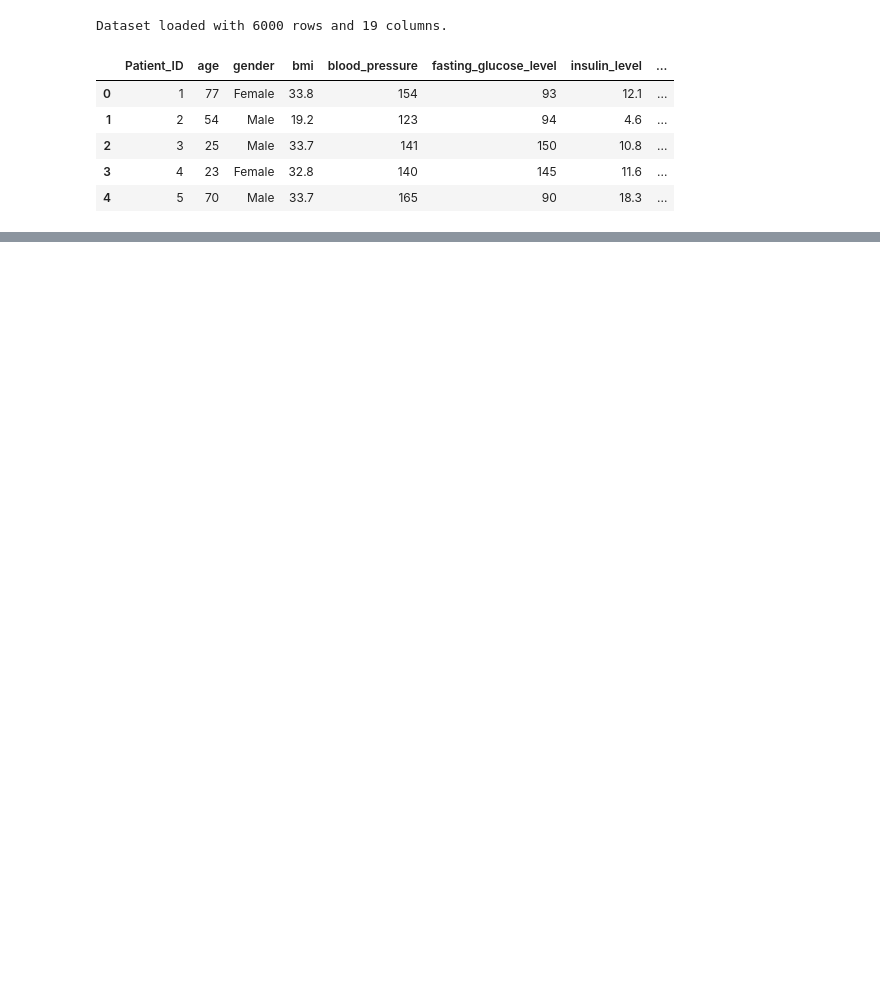
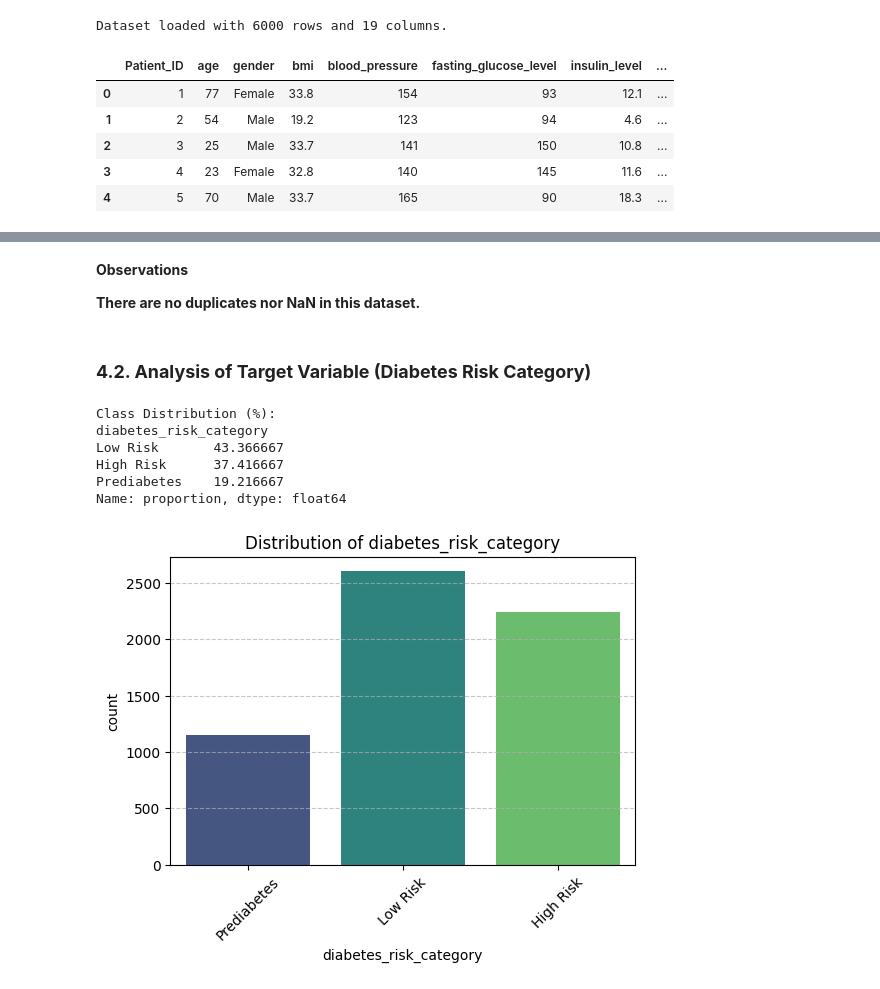
Before and after one commit to JoseDrube/Diabetes_Risk_Prediction, a Jupyter notebook: notebooks/01_eda.ipynb, the cells around one changed output, grey strips where cells are left out. Drawn from its saved outputs; the diff is of its cells as text; code cells hidden in the pictures; blank space fills up the shorter version.

```diff
--- a/notebooks/01_eda.ipynb
+++ b/notebooks/01_eda.ipynb
@@ -36,0 +130,24 @@ ModuleNotFoundError: No module named 'src'
+# %% [markdown]
+**Observations**
+
+**There are no duplicates nor NaN in this dataset.**
+# %% [markdown]
+### **4.2. Analysis of Target Variable (Diabetes Risk Category)**
+# %%
+from src.diabetes_risk_prediction.utils.eda_functions import plot_distribution
+
+# Calculate percentages
+proportions = df['diabetes_risk_category'].value_counts(normalize=True) * 100
+print("Class Distribution (%):")
+print(proportions)
+
+# Visualization
+plot_distribution(df, 'diabetes_risk_category')
+# %% [output]
+Class Distribution (%):
+diabetes_risk_category
+Low Risk       43.366667
+High Risk      37.416667
+Prediabetes    19.216667
+Name: proportion, dtype: float64
+[figure, added]
```
Also changed, not shown: parts of 23 cells of this notebook.
